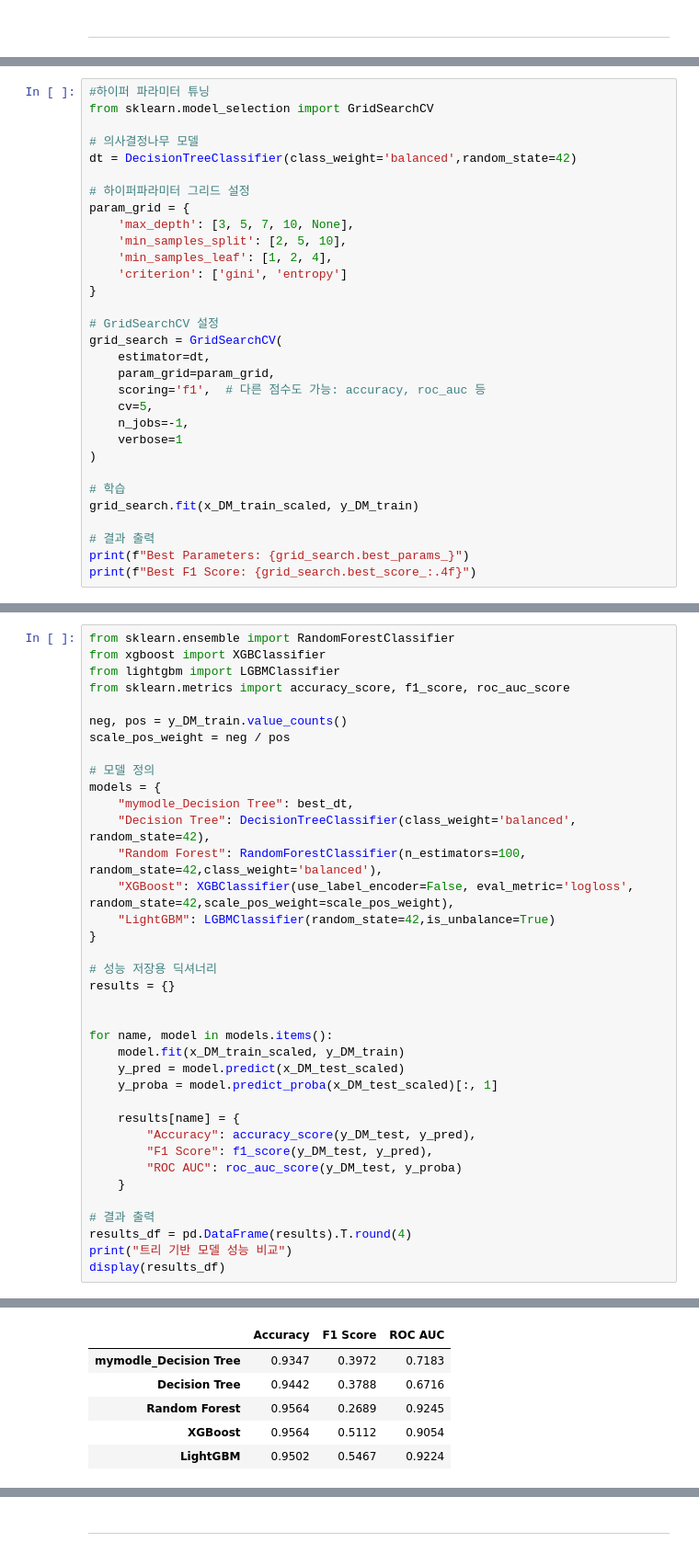
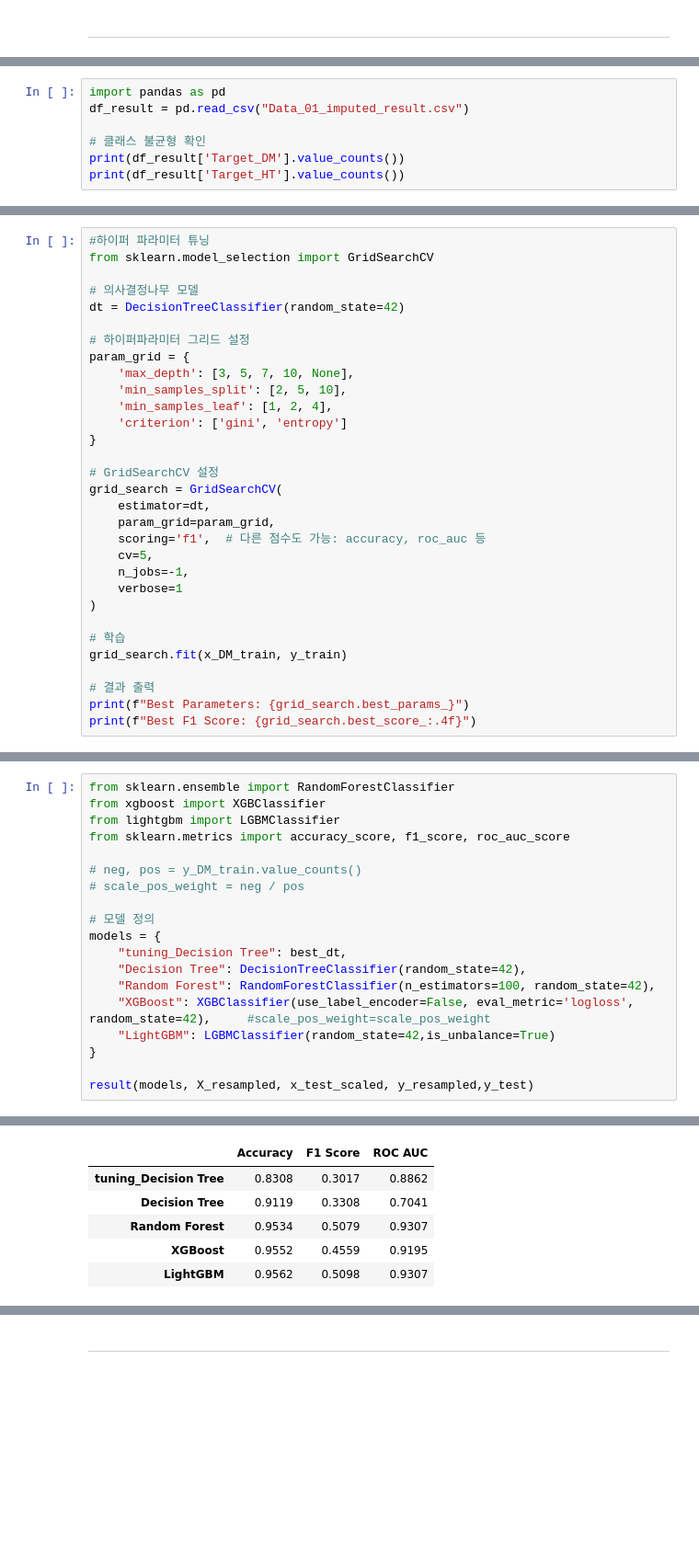
Before and after one commit to dibk100/study_Data4Quality, a Jupyter notebook: task01_DeepImpute_Health/Q1_DataProcessing.ipynb, the cells around one changed output, grey strips where cells are left out. Shown at 92% size. Cells and saved outputs as stored; diff of their text form; blank space fills up the shorter version.

```diff
--- a/task01_DeepImpute_Health/Q1_DataProcessing.ipynb
+++ b/task01_DeepImpute_Health/Q1_DataProcessing.ipynb
@@ -384,0 +554,7 @@ RMSE: 76.52320944703268, MAE: 52.34628014045013, R²: -211.06590165250128
+# %%
+import pandas as pd
+df_result = pd.read_csv("Data_01_imputed_result.csv")
+
+# 클래스 불균형 확인
+print(df_result['Target_DM'].value_counts())
+print(df_result['Target_HT'].value_counts())
@@ -487,7 +731,7 @@ weighted avg       0.94      0.94      0.94      3995
 from sklearn.model_selection import GridSearchCV
 
 # 의사결정나무 모델
-dt = DecisionTreeClassifier(class_weight='balanced',random_state=42)
+dt = DecisionTreeClassifier(random_state=42)
 
 # 하이퍼파라미터 그리드 설정
 param_grid = {
@@ -508,7 +752,7 @@ grid_search = GridSearchCV(
 )
 
 # 학습
-grid_search.fit(x_DM_train_scaled, y_DM_train)
+grid_search.fit(x_DM_train, y_train)
 
 # 결과 출력
 print(f"Best Parameters: {grid_search.best_params_}")
@@ -612,37 +809,19 @@ from xgboost import XGBClassifier
 from lightgbm import LGBMClassifier
 from sklearn.metrics import accuracy_score, f1_score, roc_auc_score
 
-neg, pos = y_DM_train.value_counts()
-scale_pos_weight = neg / pos
+# neg, pos = y_DM_train.value_counts()
+# scale_pos_weight = neg / pos
 
 # 모델 정의
 models = {
-    "mymodle_Decision Tree": best_dt,
-    "Decision Tree": DecisionTreeClassifier(class_weight='balanced', random_state=42),
-    "Random Forest": RandomForestClassifier(n_estimators=100, random_state=42,class_weight='balanced'),
-    "XGBoost": XGBClassifier(use_label_encoder=False, eval_metric='logloss', random_state=42,scale_pos_weight=scale_pos_weight),
+    "tuning_Decision Tree": best_dt,
+    "Decision Tree": DecisionTreeClassifier(random_state=42),
+    "Random Forest": RandomForestClassifier(n_estimators=100, random_state=42),
+    "XGBoost": XGBClassifier(use_label_encoder=False, eval_metric='logloss', random_state=42),     #scale_pos_weight=scale_pos_weight
     "LightGBM": LGBMClassifier(random_state=42,is_unbalance=True)
 }
 
-# 성능 저장용 딕셔너리
-results = {}
-
-
-for name, model in models.items():
-    model.fit(x_DM_train_scaled, y_DM_train)
-    y_pred = model.predict(x_DM_test_scaled)
-    y_proba = model.predict_proba(x_DM_test_scaled)[:, 1]
-
-    results[name] = {
-        "Accuracy": accuracy_score(y_DM_test, y_pred),
-        "F1 Score": f1_score(y_DM_test, y_pred),
-        "ROC AUC": roc_auc_score(y_DM_test, y_proba)
-    }
-
-# 결과 출력
-results_df = pd.DataFrame(results).T.round(4)
-print("트리 기반 모델 성능 비교")
-display(results_df)
+result(models, X_resampled, x_test_scaled, y_resampled,y_test)
 # %% [output]
 Parameters: { "use_label_encoder" } are not used.
 
@@ -658,6 +836,6 @@ You can set `force_col_wise=true` to remove the overhead.
 |  | Accuracy | F1 Score | ROC AUC |
-| mymodle_Decision Tree | 0.9347 | 0.3972 | 0.7183 |
-| Decision Tree | 0.9442 | 0.3788 | 0.6716 |
-| Random Forest | 0.9564 | 0.2689 | 0.9245 |
-| XGBoost | 0.9564 | 0.5112 | 0.9054 |
-| LightGBM | 0.9502 | 0.5467 | 0.9224 |
+| tuning_Decision Tree | 0.8308 | 0.3017 | 0.8862 |
+| Decision Tree | 0.9119 | 0.3308 | 0.7041 |
+| Random Forest | 0.9534 | 0.5079 | 0.9307 |
+| XGBoost | 0.9552 | 0.4559 | 0.9195 |
+| LightGBM | 0.9562 | 0.5098 | 0.9307 |
```
Also changed, not shown: parts of 41 cells of this notebook, 5 other files.
